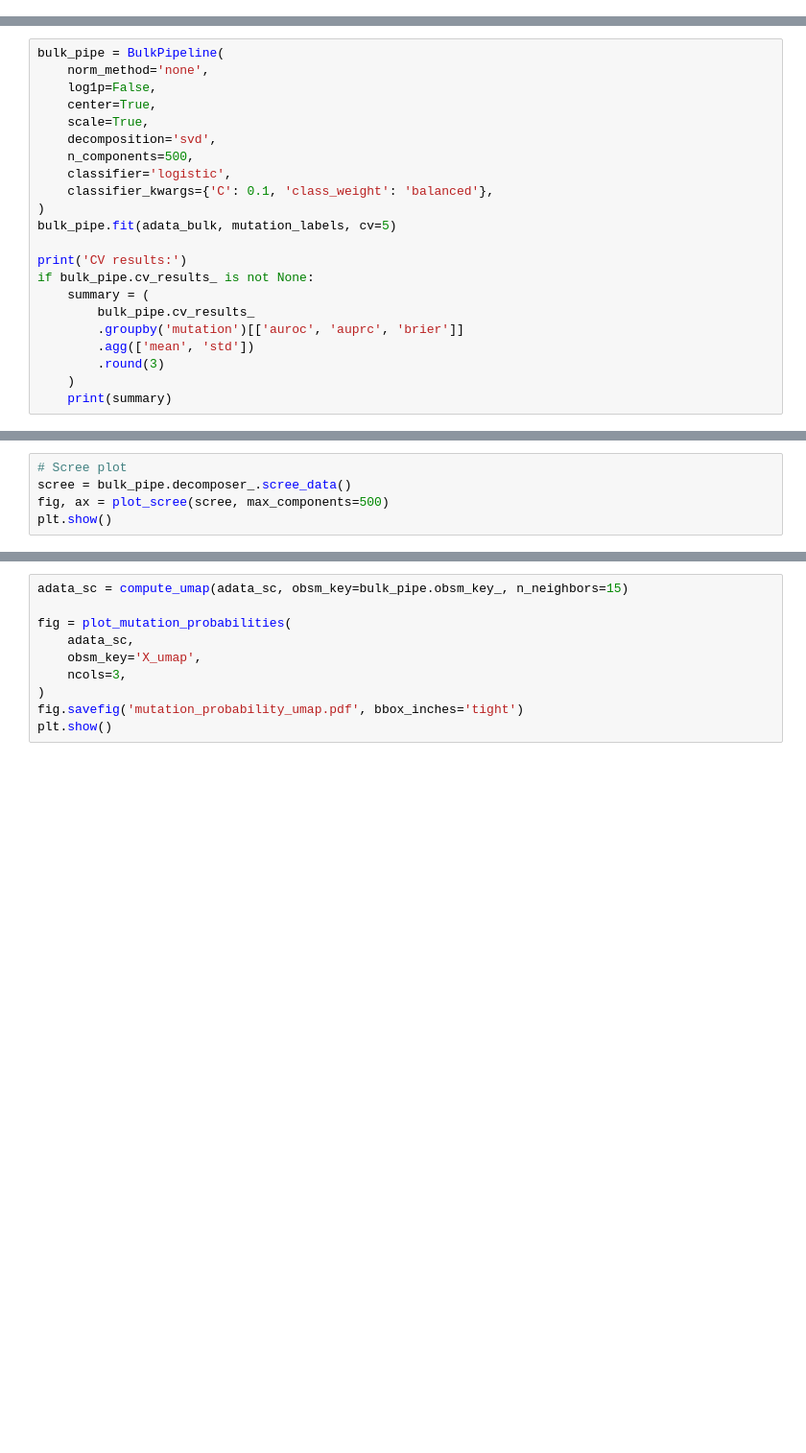
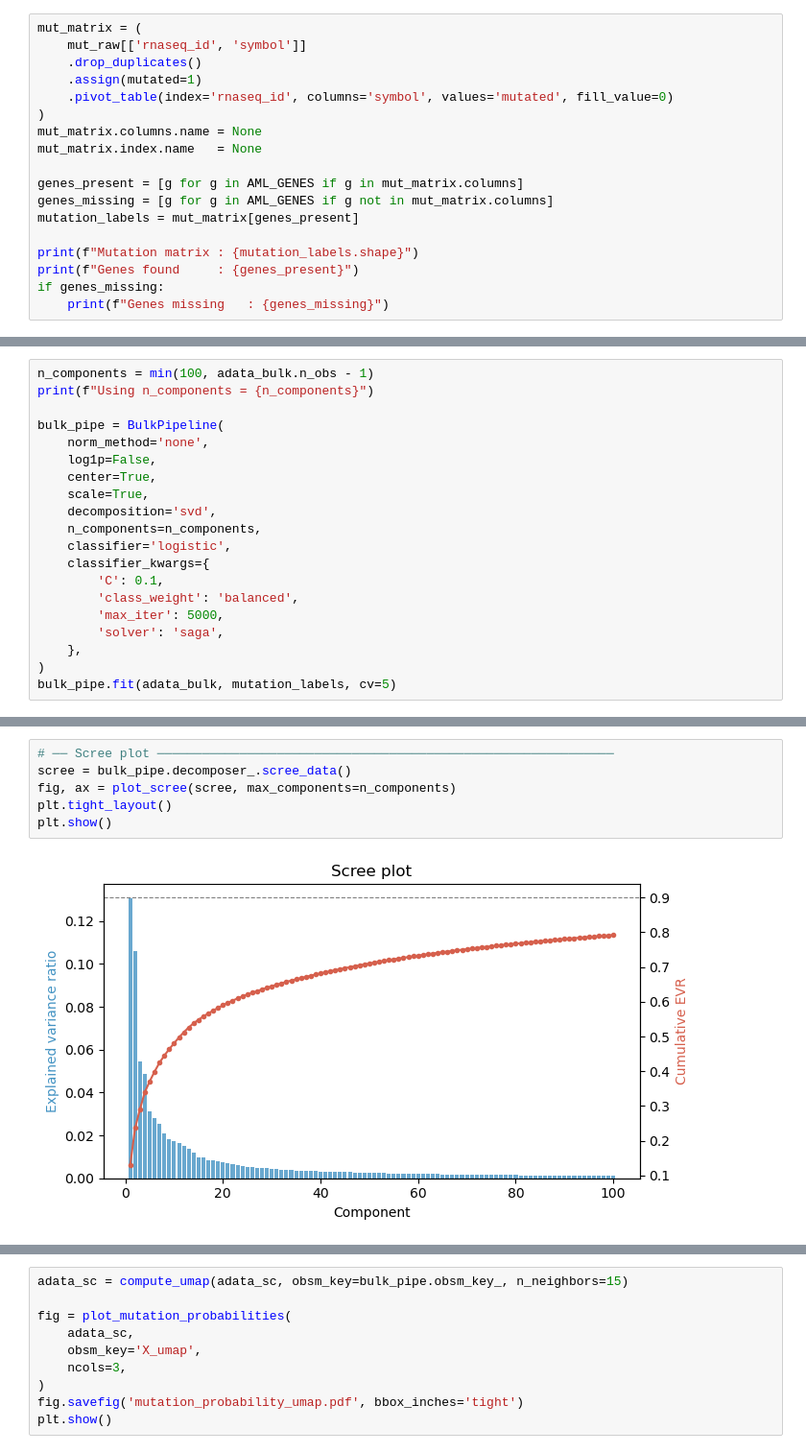
Before and after one commit to ohsu-comp-bio/scOPE, a Jupyter notebook: notebooks/01_end_to_end_example.ipynb, the cells around one changed output, grey strips where cells are left out. Shown at 96% size. Cells and saved outputs as stored; diff of their text form; blank space fills up the shorter version.

```diff
--- a/notebooks/01_end_to_end_example.ipynb
+++ b/notebooks/01_end_to_end_example.ipynb
@@ -105,0 +143,18 @@ Input sequence provided is already in string format. No operation performed
+# %%
+mut_matrix = (
+    mut_raw[['rnaseq_id', 'symbol']]
+    .drop_duplicates()
+    .assign(mutated=1)
+    .pivot_table(index='rnaseq_id', columns='symbol', values='mutated', fill_value=0)
+)
+mut_matrix.columns.name = None
+mut_matrix.index.name   = None
+
+genes_present = [g for g in AML_GENES if g in mut_matrix.columns]
+genes_missing = [g for g in AML_GENES if g not in mut_matrix.columns]
+mutation_labels = mut_matrix[genes_present]
+
+print(f"Mutation matrix : {mutation_labels.shape}")
+print(f"Genes found     : {genes_present}")
+if genes_missing:
+    print(f"Genes missing   : {genes_missing}")
@@ -140,22 +236,20 @@ print(f"NaN in {len(np.unique(nan_rows))} samples, {len(np.unique(nan_cols))} ge
 # %%
+n_components = min(100, adata_bulk.n_obs - 1)
+print(f"Using n_components = {n_components}")
+
 bulk_pipe = BulkPipeline(
     norm_method='none',
     log1p=False,
     center=True,
     scale=True,
     decomposition='svd',
-    n_components=500,
+    n_components=n_components,
     classifier='logistic',
-    classifier_kwargs={'C': 0.1, 'class_weight': 'balanced'},
+    classifier_kwargs={
+        'C': 0.1,
+        'class_weight': 'balanced',
+        'max_iter': 5000,
+        'solver': 'saga',
+    },
 )
 bulk_pipe.fit(adata_bulk, mutation_labels, cv=5)
-
-print('CV results:')
-if bulk_pipe.cv_results_ is not None:
-    summary = (
-        bulk_pipe.cv_results_
-        .groupby('mutation')[['auroc', 'auprc', 'brier']]
-        .agg(['mean', 'std'])
-        .round(3)
-    )
-    print(summary)
@@ -165,6 +306,9 @@ print(bulk_pipe.cv_results_)
 # %%
-# Scree plot
+# ── Scree plot ─────────────────────────────────────────────────────────────
 scree = bulk_pipe.decomposer_.scree_data()
-fig, ax = plot_scree(scree, max_components=500)
+fig, ax = plot_scree(scree, max_components=n_components)
+plt.tight_layout()
 plt.show()
+# %% [output]
+[figure, added]
 # %% [markdown]
```
Also changed, not shown: parts of 33 cells of this notebook, 1 other file.
